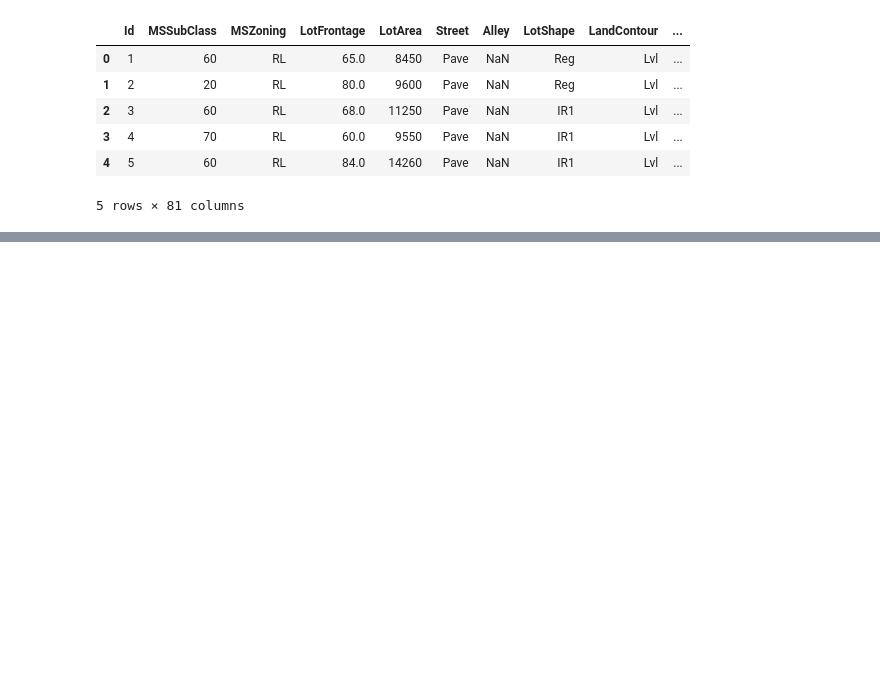
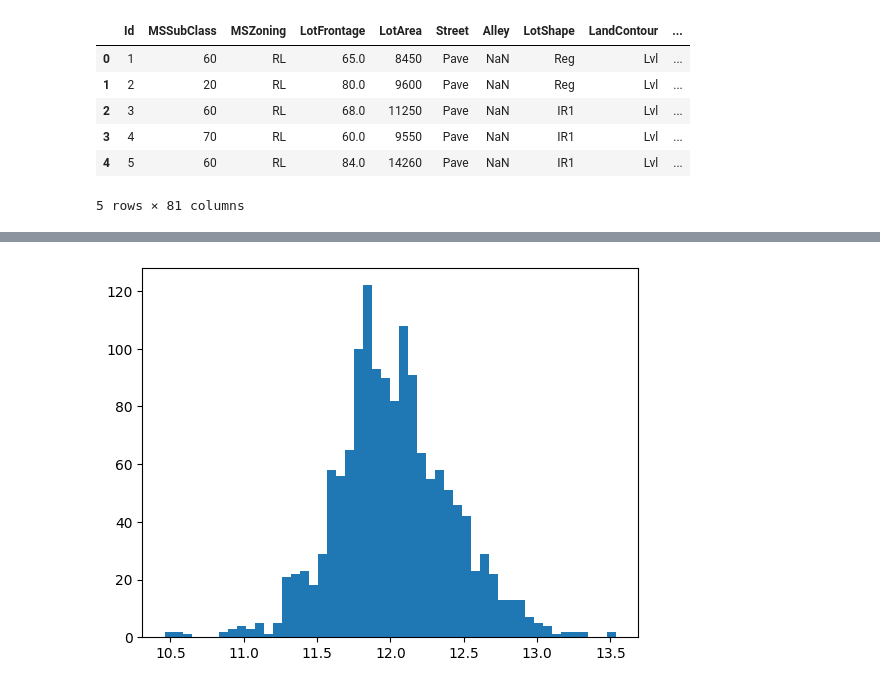
Before and after one commit to matthewtomalley/Ames-Housing-Price-Prediction, a Jupyter notebook: EDA/eda_train.ipynb, the cells around one changed output, grey strips where cells are left out. Cells and saved outputs as stored; diff of their text form; code cells hidden in the pictures; blank space fills up the shorter version.

```diff
--- a/EDA/eda_train.ipynb
+++ b/EDA/eda_train.ipynb
@@ -19,0 +200,9 @@ data.head()
+# %%
+# Trying to normalize the dataset with logarithmic transformation
+
+log_sales = np.log(data['SalePrice'])
+
+plt.hist(log_sales, bins=50)
+plt.show()
+# %% [output]
+[figure, added]
```
Also changed, not shown: parts of 30 cells of this notebook, 2 other files.
